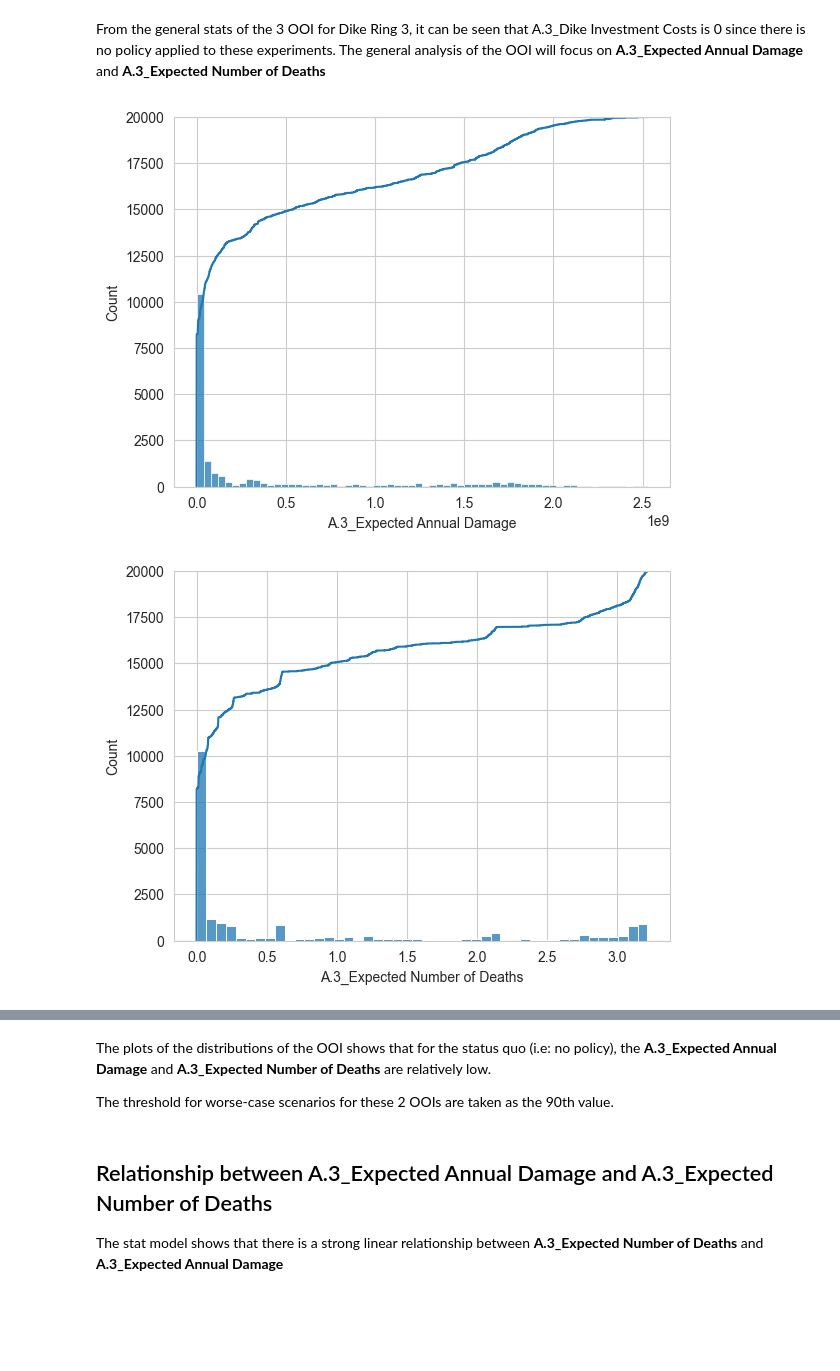
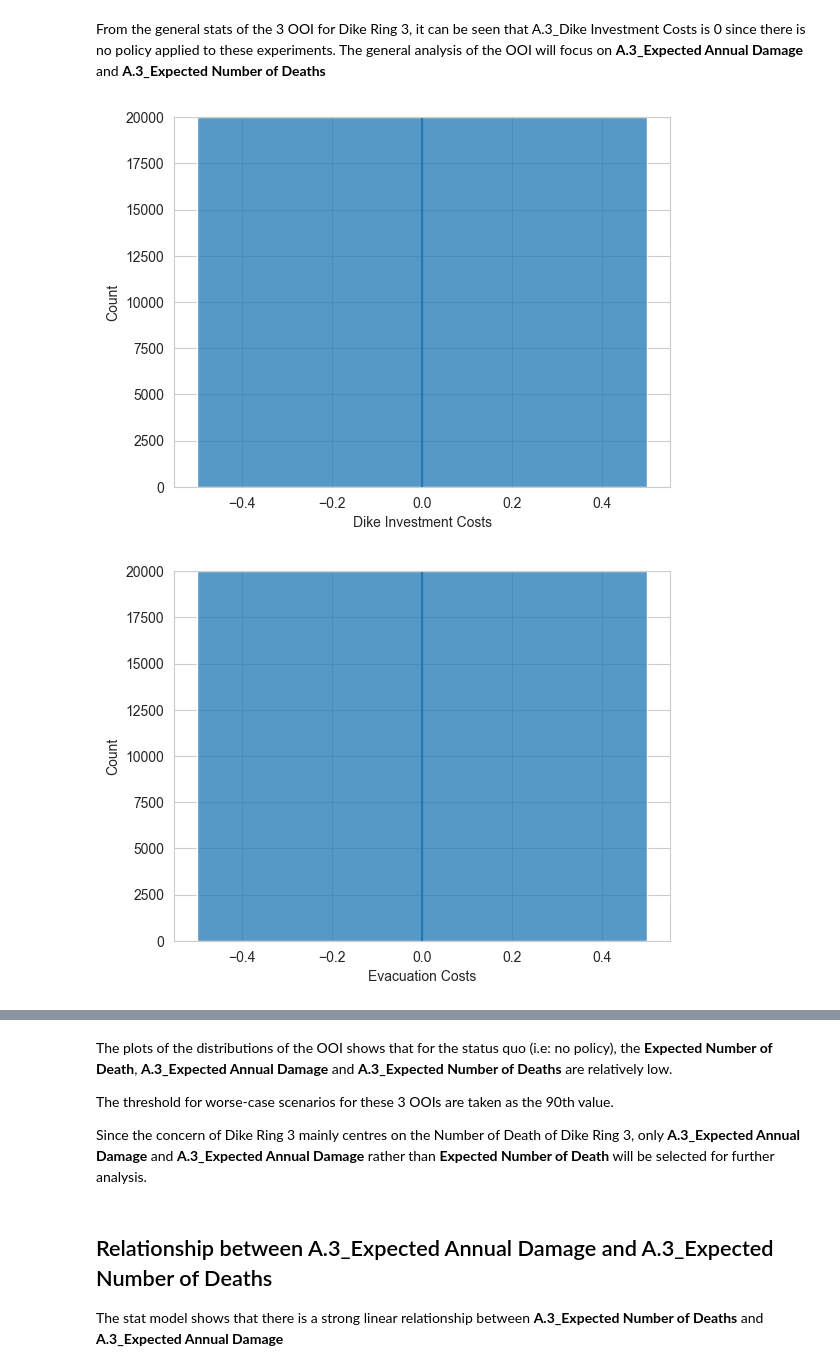
Before and after one commit to PancakeBun/epa141A_Labs_Group_Asians, a Jupyter notebook: final assignment/analysis.ipynb, the cells around one changed output, grey strips where cells are left out. Drawn from its saved outputs; the diff is of its cells as text; code cells hidden in the pictures; blank space fills up the shorter version.

```diff
--- a/final assignment/analysis.ipynb
+++ b/final assignment/analysis.ipynb
@@ -33,13 +33,13 @@ from SALib.analyze import sobol
 
 from problem_formulation import get_model_for_problem_formulation
 # %%
-problem_formulation_id = 6
+problem_formulation_id = 8
 dike_model, planning_step = get_model_for_problem_formulation(problem_formulation_id)
 
 uncertainties = [u.name for u in dike_model.uncertainties]
 levers = [l.name for l in dike_model.levers]
 ooi = [o.name for o in dike_model.outcomes]
-ooi_dr3 = ['A.3_Expected Annual Damage', 'A.3_Expected Number of Deaths', 'A.3_Dike Investment Costs']
+ooi_dr3 = ['A.3_Expected Annual Damage', 'A.3_Expected Number of Deaths']
 # %% [markdown]
 # General Analysis for OOI of Dike Ring 3
 Goals
@@ -54,7 +54,8 @@ Results:
 * From the general stats of the 3 OOI for Dike Ring 3, it can be seen that A.3_Dike Investment Costs is 0 since there is no policy applied to these experiments. The general analysis of the OOI will focus on **A.3_Expected Annual Damage** and **A.3_Expected Number of Deaths**
 * The plots of the distributions of the OOI shows that for the status quo (i.e: no policy), the **A.3_Expected Annual Damage** and **A.3_Expected Number of Deaths** are relatively low for more than half of the time. The threshold for worse-case scenarios for these 2 OOIs are taken as the 90th value.
 # %%
-experiment, outcomes = load_results(os.path.join('experiment', 'pol0_sc500.tar.gz'))
+# experiment, outcomes = load_results(os.path.join('experiment', 'pol0_sc500.tar.gz'))
+experiment, outcomes = load_results(os.path.join('experiment', 'pol0_sc500_8.tar.gz'))
 df_outcomes = pd.DataFrame(outcomes)
 # %%
 df_outcomes.describe()
@@ -71,10 +72,11 @@ df_outcomes.describe()
 # %% [markdown]
 From the general stats of the 3 OOI for Dike Ring 3, it can be seen that A.3_Dike Investment Costs is 0 since there is no policy applied to these experiments. The general analysis of the OOI will focus on **A.3_Expected Annual Damage** and **A.3_Expected Number of Deaths**
 # %%
-for o in ooi_dr3:
+# for o in ooi_dr3:
+for o in ooi:
     sns.histplot(df_outcomes, x=o)
     sns.ecdfplot(df_outcomes, x=o, stat='count')
     plt.show()
 # %% [output]
-[figure, old version]
+[figure, new version]
-[figure, old version]
+[figure, new version]
@@ -82,7 +87,9 @@ for o in ooi_dr3:
 # %% [markdown]
-The plots of the distributions of the OOI shows that for the status quo (i.e: no policy), the **A.3_Expected Annual Damage** and **A.3_Expected Number of Deaths** are relatively low.
+The plots of the distributions of the OOI shows that for the status quo (i.e: no policy), the **Expected Number of Death**, **A.3_Expected Annual Damage** and **A.3_Expected Number of Deaths** are relatively low.
 
-The threshold for worse-case scenarios for these 2 OOIs are taken as the 90th value.
+The threshold for worse-case scenarios for these 3 OOIs are taken as the 90th value.
+
+Since the concern of Dike Ring 3 mainly centres on the Number of Death of Dike Ring 3, only **A.3_Expected Annual Damage** and **A.3_Expected Annual Damage** rather than **Expected Number of Death** will be selected for further analysis.
 # %%
 q_damage = 0.90
 threshold_damage = df_outcomes['A.3_Expected Annual Damage'].quantile(q_damage)
```
Also changed, not shown: parts of 16 cells of this notebook, 14 other files.
